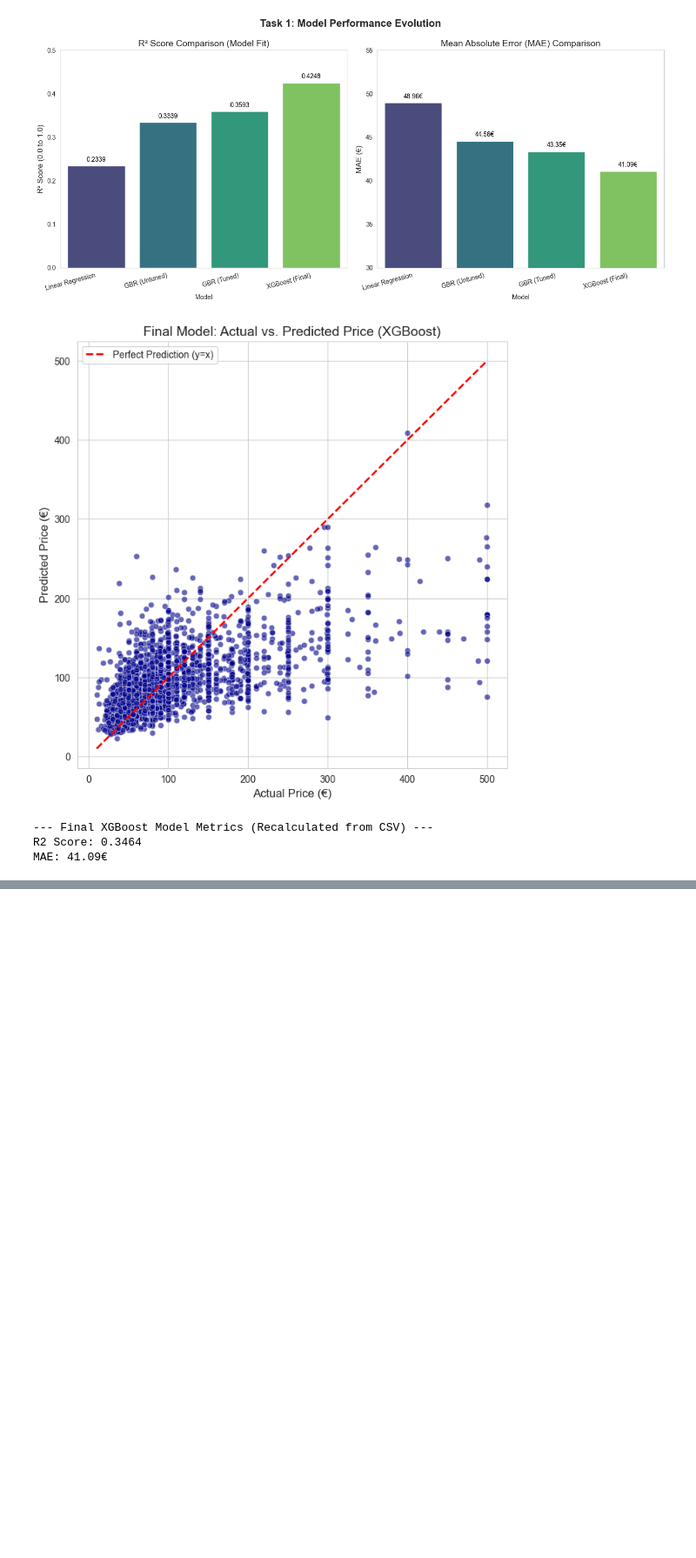
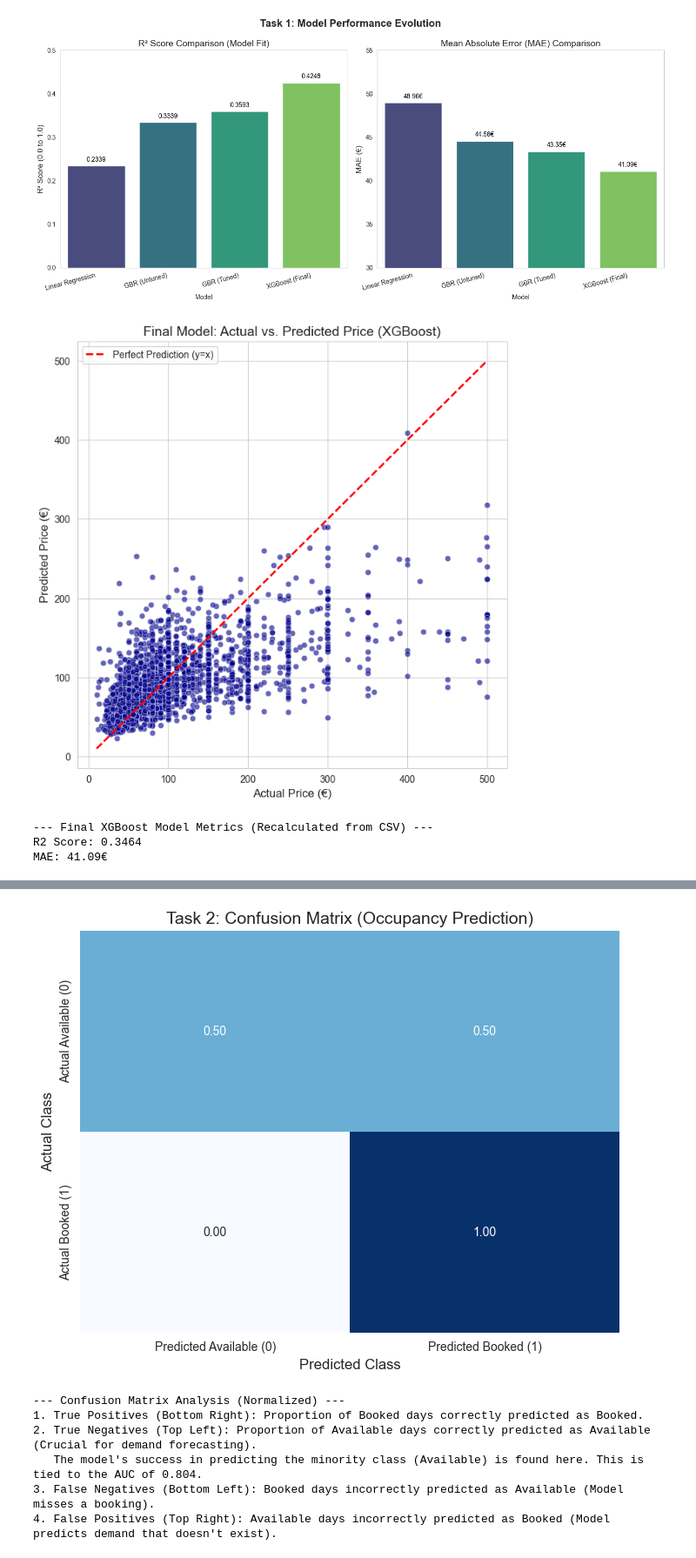
Before and after one commit to Rezacs/GERMANYAIRBNB, a Jupyter notebook: ver3-G/new2.ipynb, the cells around one changed output, grey strips where cells are left out. Shown at 87% size. Cells and saved outputs as stored; diff of their text form; code cells hidden in the pictures; blank space fills up the shorter version.

```diff
--- a/ver3-G/new2.ipynb
+++ b/ver3-G/new2.ipynb
@@ -1032,0 +1441,18 @@ MAE: 41.09€
+# %%
+# Assuming occupancy_df is the large merged DataFrame
+
+# 1. Impute missing adjusted_price with the median
+median_price_daily = occupancy_df['adjusted_price'].median()
+occupancy_df['adjusted_price'] = occupancy_df['adjusted_price'].fillna(median_price_daily)
+
+# 2. Impute missing host_is_superhost with the mode ('f' is highly likely the mode)
+mode_superhost_daily = occupancy_df['host_is_superhost'].mode()[0]
+occupancy_df['host_is_superhost'] = occupancy_df['host_is_superhost'].fillna(mode_superhost_daily)
+
+# 3. Convert host_is_superhost to a binary numerical feature (1/0)
+occupancy_df['is_superhost'] = occupancy_df['host_is_superhost'].map({'t': 1, 'f': 0})
+occupancy_df = occupancy_df.drop('host_is_superhost', axis=1)
+
+# 4. Final check for NaNs in the modified columns
+print("Missing values after imputation:")
+print(occupancy_df[['adjusted_price', 'is_superhost']].isnull().sum())
@@ -1032,0 +1893,40 @@ MAE: 41.09€
+# %%
+if y_test_class is not None:
+    # Create the Confusion Matrix
+    cm = confusion_matrix(y_test_class, y_pred_class)
+    cm_df = pd.DataFrame(
+        cm,
+        index=['Actual Available (0)', 'Actual Booked (1)'],
+        columns=['Predicted Available (0)', 'Predicted Booked (1)']
+    )
+
+    # Calculate proportions for visual clarity
+    cm_proportions = cm / cm.sum(axis=1)[:, np.newaxis]
+    cm_proportions_df = pd.DataFrame(
+        cm_proportions,
+        index=['Actual Available (0)', 'Actual Booked (1)'],
+        columns=['Predicted Available (0)', 'Predicted Booked (1)']
+    )
+
+    plt.figure(figsize=(8, 6))
+    sns.heatmap(cm_proportions_df, annot=True, fmt='.2f', cmap='Blues', cbar=False)
+    plt.title('Task 2: Confusion Matrix (Occupancy Prediction)', fontsize=14)
+    plt.ylabel('Actual Class', fontsize=12)
+    plt.xlabel('Predicted Class', fontsize=12)
+    plt.show()
+
+    # Analysis Commentary:
+    print("\n--- Confusion Matrix Analysis (Normalized) ---")
+    print("1. True Positives (Bottom Right): Proportion of Booked days correctly predicted as Booked.")
+    print("2. True Negatives (Top Left): Proportion of Available days correctly predicted as Available (Crucial for demand forecasting).")
+    print(f"   The model's success in predicting the minority class (Available) is found here. This is tied to the AUC of {0.8040}.")
+    print("3. False Negatives (Bottom Left): Booked days incorrectly predicted as Available (Model misses a booking).")
+    print("4. False Positives (Top Right): Available days incorrectly predicted as Booked (Model predicts demand that doesn't exist).")
+# %% [output]
+[figure, added]
+--- Confusion Matrix Analysis (Normalized) ---
+1. True Positives (Bottom Right): Proportion of Booked days correctly predicted as Booked.
+2. True Negatives (Top Left): Proportion of Available days correctly predicted as Available (Crucial for demand forecasting).
+   The model's success in predicting the minority class (Available) is found here. This is tied to the AUC of 0.804.
+3. False Negatives (Bottom Left): Booked days incorrectly predicted as Available (Model misses a booking).
+4. False Positives (Top Right): Available days incorrectly predicted as Booked (Model predicts demand that doesn't exist).
```
Also changed, not shown: parts of 19 cells of this notebook, 2 other files.
